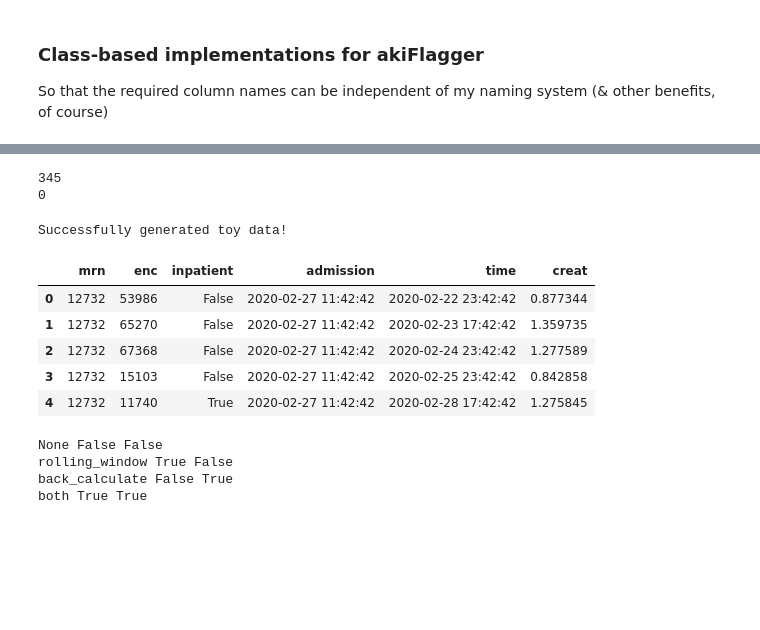
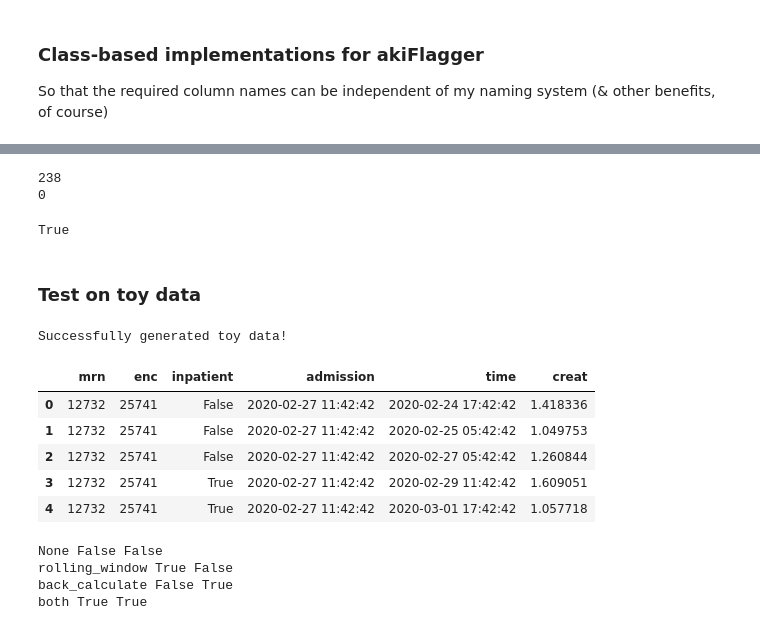
Before and after one commit to isaranwrap/StandardizingAKI, a Jupyter notebook: CreatingakiFlaggerClass.ipynb, the cells around one changed output, grey strips where cells are left out. Saved outputs shown, nothing was run; the diff lists cells and outputs as text; code cells hidden in the pictures; blank space fills up the shorter version.

Commit message:
Finished flagger on sped-up implementation, now need to check on whole data frame (instead of 10k row subset)

```diff
--- a/CreatingakiFlaggerClass.ipynb
+++ b/CreatingakiFlaggerClass.ipynb
@@ -706,23 +832,27 @@ Wall time: 1.83 s
 # %%
-out1['rw'] = rw.rw
-out1['bc'] = bc.bc
-out1.loc[out1.bc.isnull(), 'bc'] = False
+out1['rw_'] = rw.set_index(['enc', 'time']).rw
+out1['rw'] = out1.rw_ > 0
+out1['bc'] = bc.set_index(['enc', 'time']).bc
 print((out1.rollingwindow_aki != out1.rw).sum())
 print((out1.backcalc_aki != out1.bc).sum())
 #out1.iloc[np.where(out1.rollingwindow_aki != out1.rw)[0]]
+check = out1.loc[np.logical_and(out1.rw, out1.inpatient)]
+np.all(check.rw == check.rollingwindow_aki) #If this is true, we're good to go :)
 # %% [output]
-345
+238
 0
+True
+# %% [markdown]
+### Test on toy data
 # %%
-flagger = AKIFlagger(rolling_window = True, back_calculate = True, creatinine = 'creat',
-                    keep_extra_cols = True)
-toy = flagger.generate_toy_data()
+flagger = AKIFlagger2(rolling_window = True, back_calculate = True, creatinine = 'creat')
+toy = generate_toy_data()
 toy.head()
 # %% [output]
 Successfully generated toy data!
 |  | mrn | enc | inpatient | admission | time | creat |
-| 0 | 12732 | 53986 | False | 2020-02-27 11:42:42 | 2020-02-22 23:42:42 | 0.877344 |
-| 1 | 12732 | 65270 | False | 2020-02-27 11:42:42 | 2020-02-23 17:42:42 | 1.359735 |
-| 2 | 12732 | 67368 | False | 2020-02-27 11:42:42 | 2020-02-24 23:42:42 | 1.277589 |
-| 3 | 12732 | 15103 | False | 2020-02-27 11:42:42 | 2020-02-25 23:42:42 | 0.842858 |
-| 4 | 12732 | 11740 | True | 2020-02-27 11:42:42 | 2020-02-28 17:42:42 | 1.275845 |
+| 0 | 12732 | 25741 | False | 2020-02-27 11:42:42 | 2020-02-24 17:42:42 | 1.418336 |
+| 1 | 12732 | 25741 | False | 2020-02-27 11:42:42 | 2020-02-25 05:42:42 | 1.049753 |
+| 2 | 12732 | 25741 | False | 2020-02-27 11:42:42 | 2020-02-27 05:42:42 | 1.260844 |
+| 3 | 12732 | 25741 | True | 2020-02-27 11:42:42 | 2020-02-29 11:42:42 | 1.609051 |
+| 4 | 12732 | 25741 | True | 2020-02-27 11:42:42 | 2020-03-01 17:42:42 | 1.057718 |
```
Also changed, not shown: parts of 16 cells of this notebook, 2 other files.
